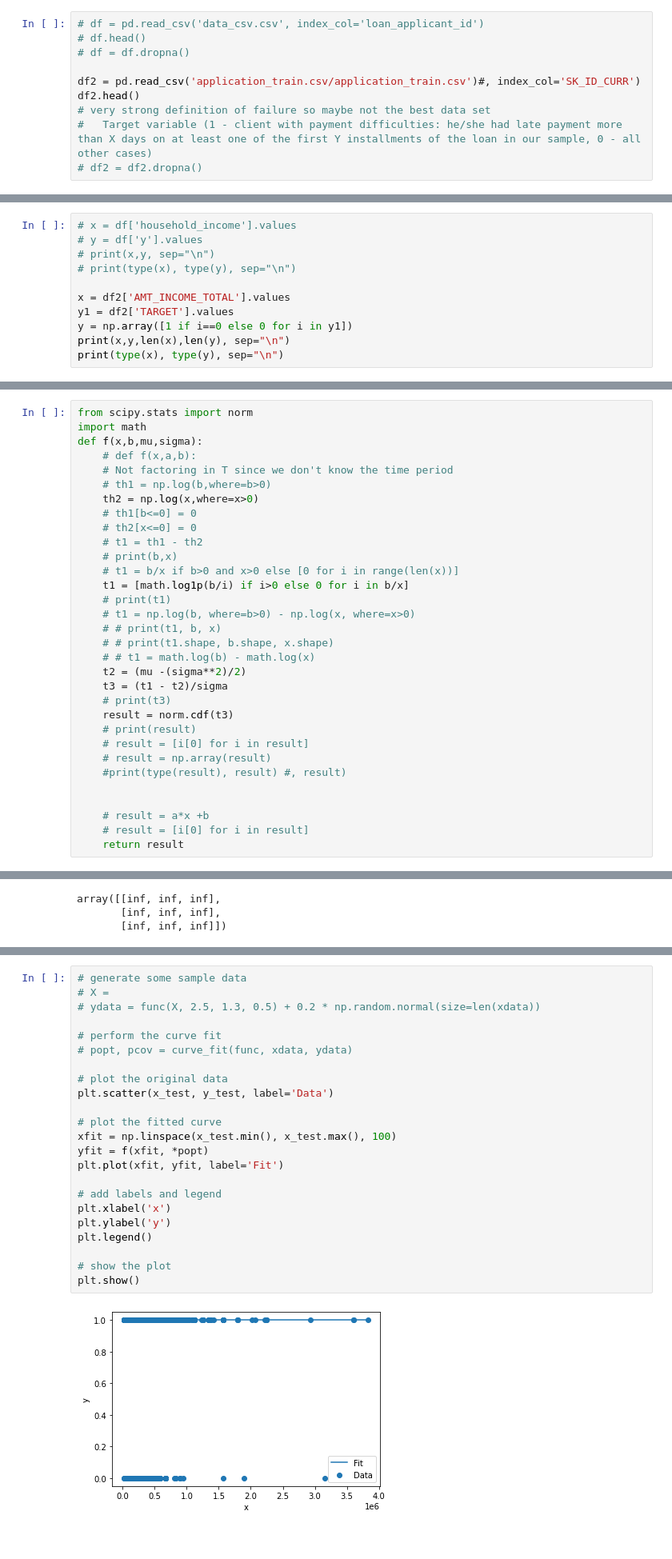
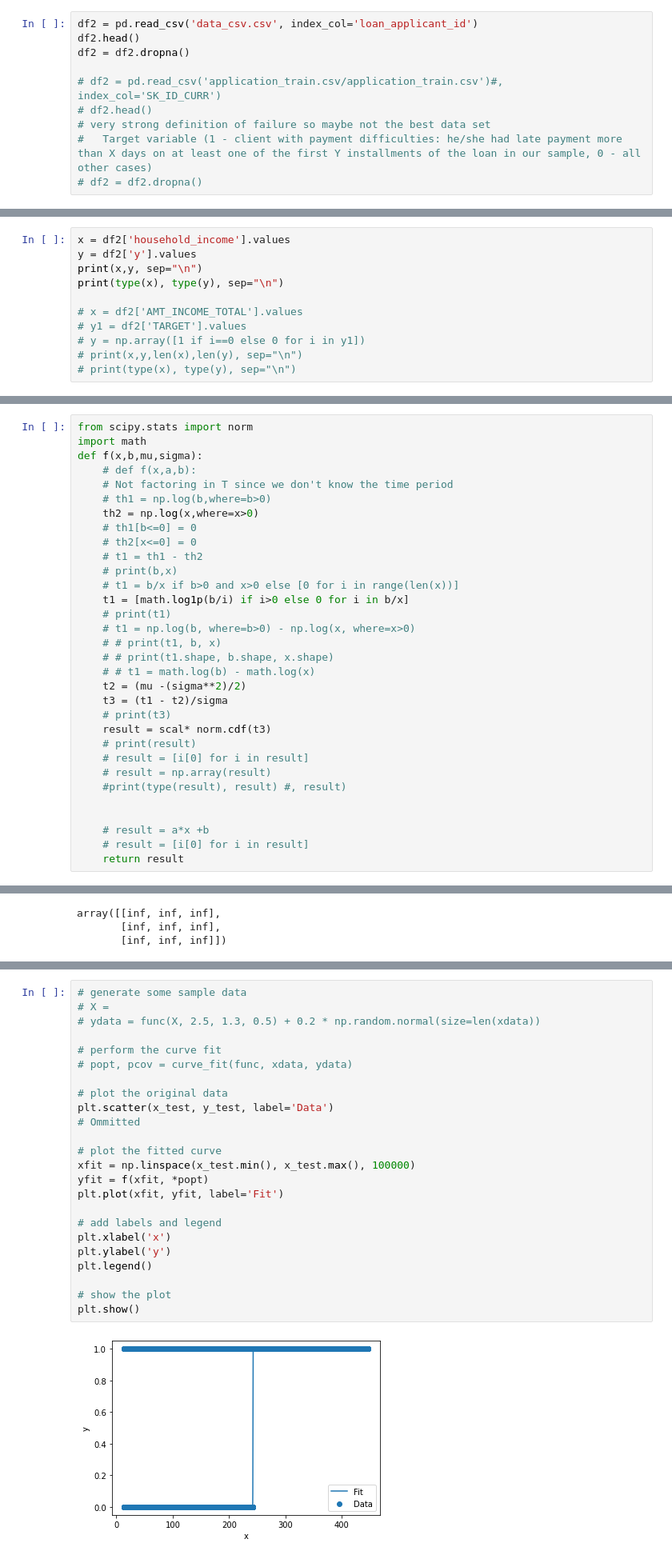
Before and after one commit to TanyaradzwaGozhora/Analyzing-Default-Probabilities, a Jupyter notebook: temp.ipynb, the cells around one changed output, grey strips where cells are left out. Shown: that part at 80% size. Cells and saved outputs as stored; diff of their text form.

```diff
--- a/temp.ipynb
+++ b/temp.ipynb
@@ -3,12 +3,12 @@ import pandas as pd
 import numpy as np
 from scipy.optimize import curve_fit
 # %%
-# df = pd.read_csv('data_csv.csv', index_col='loan_applicant_id')
-# df.head()
-# df = df.dropna()
+df2 = pd.read_csv('data_csv.csv', index_col='loan_applicant_id')
+df2.head()
+df2 = df2.dropna()
 
-df2 = pd.read_csv('application_train.csv/application_train.csv')#, index_col='SK_ID_CURR')
-df2.head()
+# df2 = pd.read_csv('application_train.csv/application_train.csv')#, index_col='SK_ID_CURR')
+# df2.head()
 # very strong definition of failure so maybe not the best data set
 # 	Target variable (1 - client with payment difficulties: he/she had late payment more than X days on at least one of the first Y installments of the loan in our sample, 0 - all other cases)
 # df2 = df2.dropna()
@@ -23,12 +15,12 @@ df2.head()
 # %%
-# x = df['household_income'].values
-# y = df['y'].values
-# print(x,y, sep="\n")
+x = df2['household_income'].values
+y = df2['y'].values
+print(x,y, sep="\n")
+print(type(x), type(y), sep="\n")
+
+# x = df2['AMT_INCOME_TOTAL'].values
+# y1 = df2['TARGET'].values
+# y = np.array([1 if i==0 else 0 for i in y1])
+# print(x,y,len(x),len(y), sep="\n")
 # print(type(x), type(y), sep="\n")
-
-x = df2['AMT_INCOME_TOTAL'].values
-y1 = df2['TARGET'].values
-y = np.array([1 if i==0 else 0 for i in y1])
-print(x,y,len(x),len(y), sep="\n")
-print(type(x), type(y), sep="\n")
 # %% [output]
@@ -102,7 +95,7 @@ def f(x,b,mu,sigma):
     t2 = (mu -(sigma**2)/2)
     t3 = (t1 - t2)/sigma
     # print(t3)
-    result = norm.cdf(t3)
+    result = scal* norm.cdf(t3)
     # print(result)
     # result = [i[0] for i in result]
     # result = np.array(result)
@@ -132,28 +125,29 @@ print(min(x_test), max(x_test))
 # %%
 # generate some sample data
 # X =
 # ydata = func(X, 2.5, 1.3, 0.5) + 0.2 * np.random.normal(size=len(xdata))
 
 # perform the curve fit
 # popt, pcov = curve_fit(func, xdata, ydata)
 
 # plot the original data
 plt.scatter(x_test, y_test, label='Data')
+# Ommitted
 
 # plot the fitted curve
-xfit = np.linspace(x_test.min(), x_test.max(), 100)
+xfit = np.linspace(x_test.min(), x_test.max(), 100000)
 yfit = f(xfit, *popt)
 plt.plot(xfit, yfit, label='Fit')
 
 # add labels and legend
 plt.xlabel('x')
 plt.ylabel('y')
 plt.legend()
 
 # show the plot
 plt.show()
 # %% [output]
-[figure, old version]
+[figure, new version]
 # %%
 # Comparision of mean squared error for both models
 # Our model
```
Also changed, not shown: parts of 9 cells of this notebook, 1 other file.
